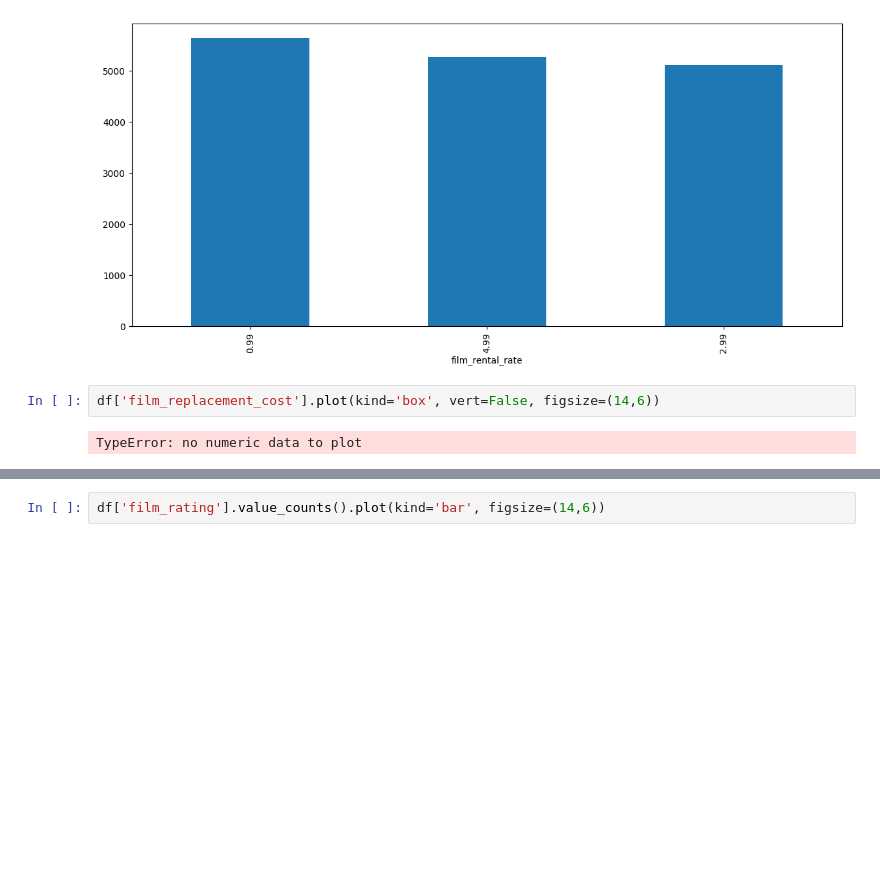
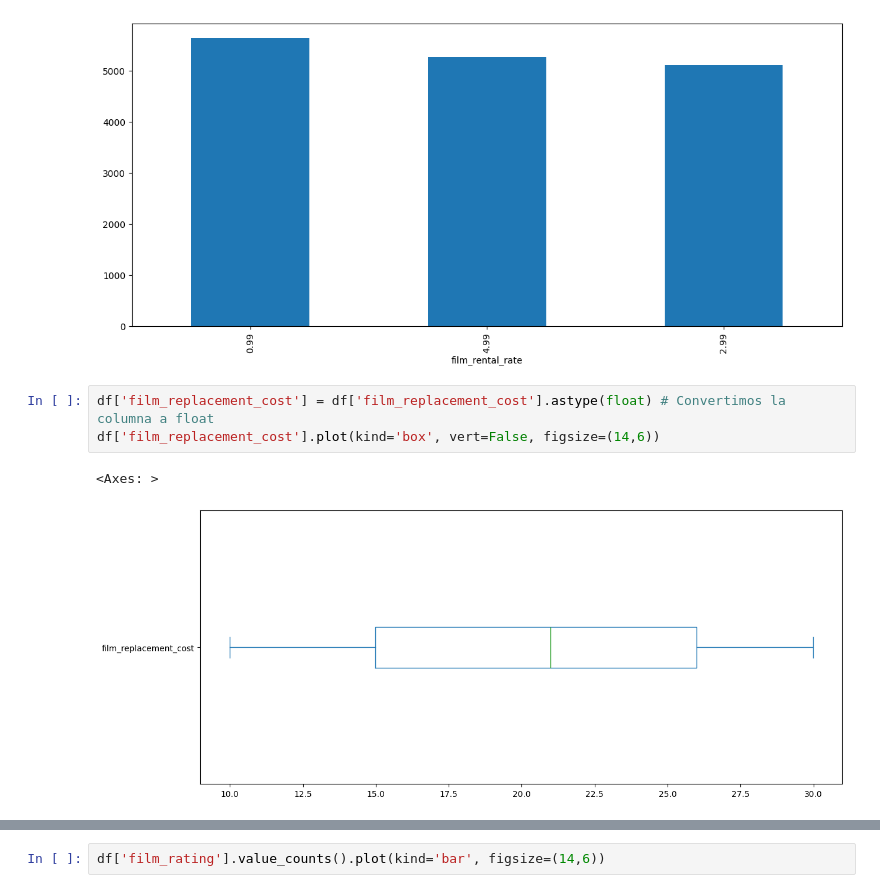
Before and after one commit to antoniosql/Intro-Python, a Jupyter notebook: Notebooks/03_02 Visualizacion.ipynb, the cells around one changed output, grey strips where cells are left out. Saved outputs shown, nothing was run; the diff lists cells and outputs as text; blank space fills up the shorter version.

```diff
--- a/Notebooks/03_02 Visualizacion.ipynb
+++ b/Notebooks/03_02 Visualizacion.ipynb
@@ -107,9 +106,11 @@ df['film_rental_rate'].value_counts().plot(kind='bar', figsize=(14,6))
 <Axes: xlabel='film_rental_rate'>
 [figure]
 # %%
+df['film_replacement_cost'] = df['film_replacement_cost'].astype(float) # Convertimos la columna a float
 df['film_replacement_cost'].plot(kind='box', vert=False, figsize=(14,6))
 # %% [output]
-TypeError: no numeric data to plot
+<Axes: >
+[figure, added]
 # %%
 ax = df['film_replacement_cost'].plot(kind='density', figsize=(14,6))
 ax.axvline(df['film_replacement_cost'].mean(), color='red')
```
Also changed, not shown: parts of 10 cells of this notebook, 10 other files.
